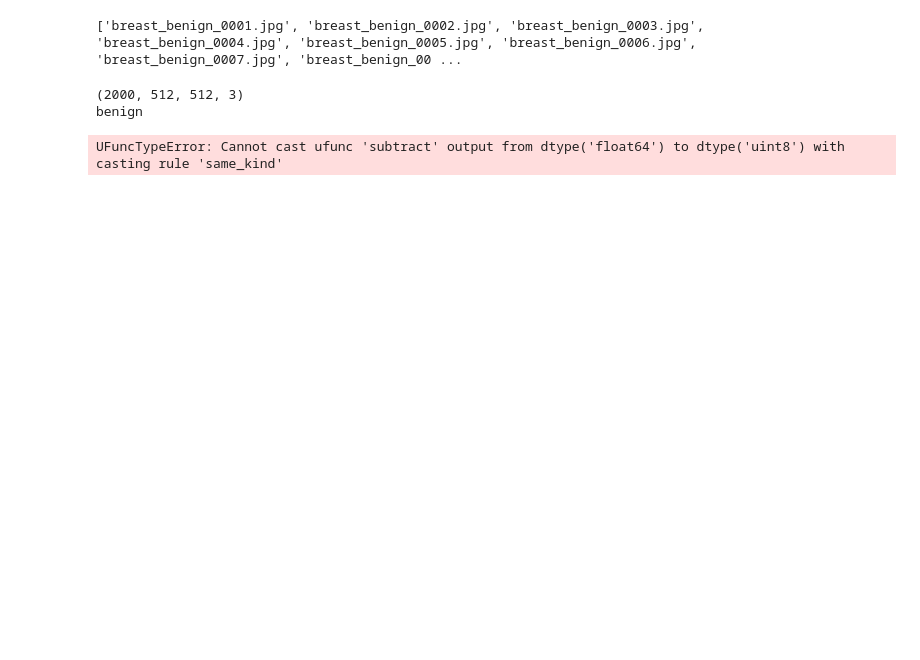
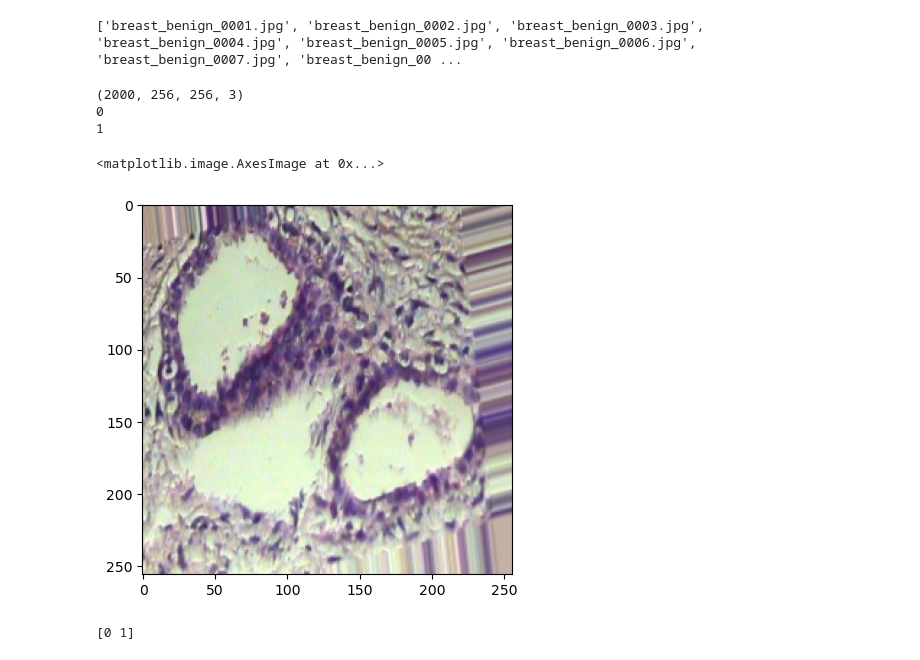
Before and after one commit to andslot/RADeepLearningCourseProject, a Jupyter notebook: project/codeSnippets/CNNtest.ipynb, the cells around one changed output. Drawn from its saved outputs; the diff is of its cells as text; code cells hidden in the pictures; blank space fills up the shorter version.

```diff
--- a/project/codeSnippets/CNNtest.ipynb
+++ b/project/codeSnippets/CNNtest.ipynb
@@ -22,42 +24,50 @@ for category in os.listdir(pathBreast):
     for filename in os.listdir(pathBreast + category):
         img = cv2.imread(os.path.join(pathBreast + category, filename))
         img = cv2.cvtColor(img, cv2.COLOR_BGR2RGB)
+        img = cv2.resize(img, (256, 256))
         if img is not None:
             images.append(img)
-            labels.append(category.split('_')[1])
+            labels.append(1 if category.split('_')[1] == "benign" else 0)
 
 images = np.array(images)
 labels = np.array(labels)
-x_train, x_test_val_data, y_train, y_test_val_data = train_test_split(images, labels, test_size = 0.4, random_state=42)
-x_test, x_val, y_test, y_val = train_test_split(x_test_val_data, y_test_val_data, test_size = 0.5, random_state=69)
+x_train, x_test_val_data, y_train, y_test_val_data = train_test_split(images, labels, test_size = 0.4, random_state=42, shuffle=True)
+x_test, x_val, y_test, y_val = train_test_split(x_test_val_data, y_test_val_data, test_size = 0.5, random_state=69, shuffle=True)
 # train_data, test_data, val_data = map(
 #     keras.backend.constant, (x_train, x_test, x_val, y_train, y_test, y_val)
 # )
 # %%
 print(x_test.shape)
+print(y_test[0])
 print(y_test[-1])
 # %% [output]
-(2000, 512, 512, 3)
-benign
+(2000, 256, 256, 3)
+0
+1
+# %%
+import matplotlib.pyplot as plt
+
+plt.imshow(x_test[-1])
+# %% [output]
+<matplotlib.image.AxesImage at 0x...>
+[figure, added]
+# %%
+print(np.unique(y_train))
+# %% [output]
+[0 1]
 # %%
 # Preprocessing:
 # normalize input
-
-
-x_train -= np.mean(x_train, axis = 0)
+x_train = x_train - np.mean(x_train, axis = 0)
 x_train /= np.std(x_train, axis=0)
 
-x_test -= np.mean(x_test, axis=0)
+x_test = x_test - np.mean(x_test, axis=0)
 x_test /= np.std(x_test, axis=0)
 
-x_val -= np.mean(x_val, axis=0)
+x_val = x_val - np.mean(x_val, axis=0)
 x_val /= np.std(x_val, axis=0)
 
-
-# labels one-hot-encoding
-y_train = keras.utils.to_categorical(2, y_train)
-y_test = keras.utils.to_categorical(2, y_test)
-y_val = keras.utils.to_categorical(2, y_val)
+y_train = keras.utils.to_categorical(y_train, 2)
+y_test = keras.utils.to_categorical(y_test, 2)
+y_val = keras.utils.to_categorical(y_val, 2)
-# %% [output]
-UFuncTypeError: Cannot cast ufunc 'subtract' output from dtype('float64') to dtype('uint8') with casting rule 'same_kind'
 # %%
```
Also changed, not shown: parts of 4 cells of this notebook, 1 other file.
